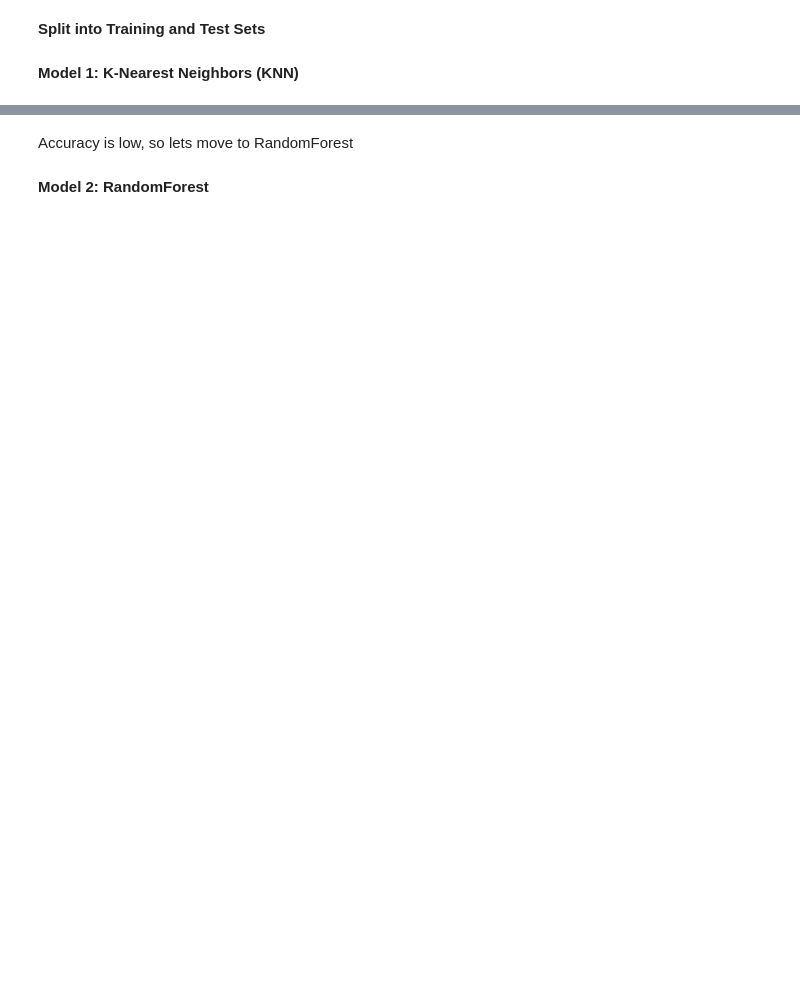
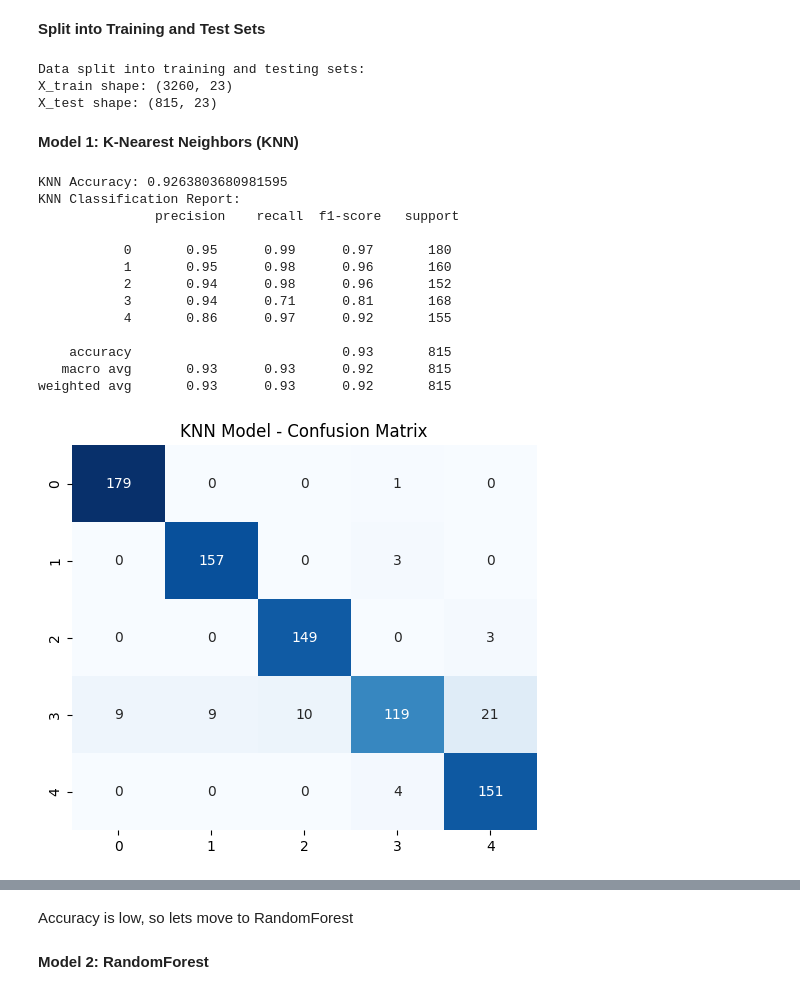
Before and after one commit to vaibhavkundu123/heart_disease_prediction, a Jupyter notebook: ml/model1.ipynb, the cells around one changed output, grey strips where cells are left out. Cells and saved outputs as stored; diff of their text form; code cells hidden in the pictures; blank space fills up the shorter version.

```diff
--- a/ml/model1.ipynb
+++ b/ml/model1.ipynb
@@ -148,7 +187,7 @@ print(patient_data.head())
 **Fill Missing Values for Numerical Columns**
 # %%
 # Fill missing values in numerical columns with the mean of each column
-patient_data.fillna(patient_data.median(numeric_only=True), inplace=True)
+patient_data.fillna(patient_data.mean(numeric_only=True), inplace=True)
 
 # Check for remaining missing values in the DataFrame
 print("Filled missing values in numerical columns. Checking for nulls:")
@@ -222,30 +330,43 @@ print(y_test.shape)
+# %%
+# Split the balanced dataset into training and testing sets
+X_train, X_test, y_train, y_test = train_test_split(X_resampled, y_resampled, test_size=0.2, random_state=42)
+
+# Display the shapes to confirm splitting
+print("Data split into training and testing sets:")
+print("X_train shape:", X_train.shape)
+print("X_test shape:", X_test.shape)
+# %% [output]
+Data split into training and testing sets:
+X_train shape: (3260, 23)
+X_test shape: (815, 23)
 # %% [markdown]
 **Model 1: K-Nearest Neighbors (KNN)**
 # %%
-# Initialize the KNN model
 knn = KNeighborsClassifier(n_neighbors=5)
+knn.fit(X_train, y_train)
+knn_pred = knn.predict(X_test)
 
-# Fit the model to the training data
-knn.fit(X_train, y_train)
+# Evaluate KNN
+print("KNN Accuracy:", accuracy_score(y_test, knn_pred))
+print("KNN Classification Report:\n", classification_report(y_test, knn_pred))
 
-# Predict on the validation set
-knn_val_pred = knn.predict(X_val)
-
-# Evaluate KNN on the validation set
-print("KNN Validation Accuracy:", accuracy_score(y_val, knn_val_pred))
-print("KNN Validation Classification Report:\n", classification_report(y_val, knn_val_pred))
-
-# Predict on the test set
-knn_test_pred = knn.predict(X_test)
-
-# Evaluate KNN on the test set
-print("KNN Test Accuracy:", accuracy_score(y_test, knn_test_pred))
-print("KNN Test Classification Report:\n", classification_report(y_test, knn_test_pred))
-
-# Plot confusion matrix for the test set
+# Plot confusion matrix
 plt.figure(figsize=(6,5))
-sns.heatmap(confusion_matrix(y_test, knn_test_pred), annot=True, fmt="d", cmap="Blues", cbar=False)
-plt.title("KNN Model - Confusion Matrix (Test Set)")
-plt.xlabel("Predicted")
-plt.ylabel("True")
+sns.heatmap(confusion_matrix(y_test, knn_pred), annot=True, fmt="d", cmap="Blues", cbar=False)
+plt.title("KNN Model - Confusion Matrix")
 plt.show()
+# %% [output]
+KNN Accuracy: 0.9263803680981595
+KNN Classification Report:
+               precision    recall  f1-score   support
+
+           0       0.95      0.99      0.97       180
+           1       0.95      0.98      0.96       160
+           2       0.94      0.98      0.96       152
+           3       0.94      0.71      0.81       168
+           4       0.86      0.97      0.92       155
+
+    accuracy                           0.93       815
+   macro avg       0.93      0.93      0.92       815
+weighted avg       0.93      0.93      0.92       815
+[figure, added]
```
Also changed, not shown: parts of 37 cells of this notebook, 11 other files.
